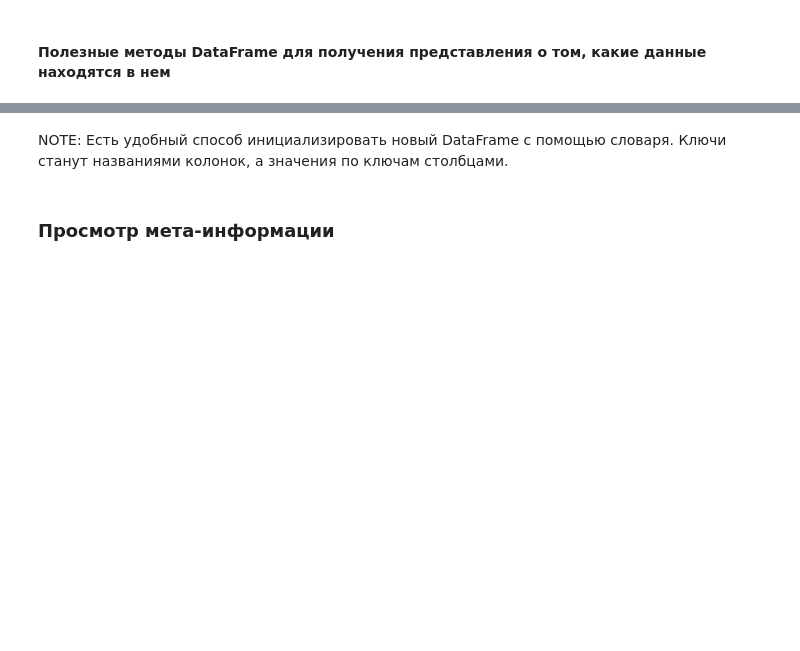
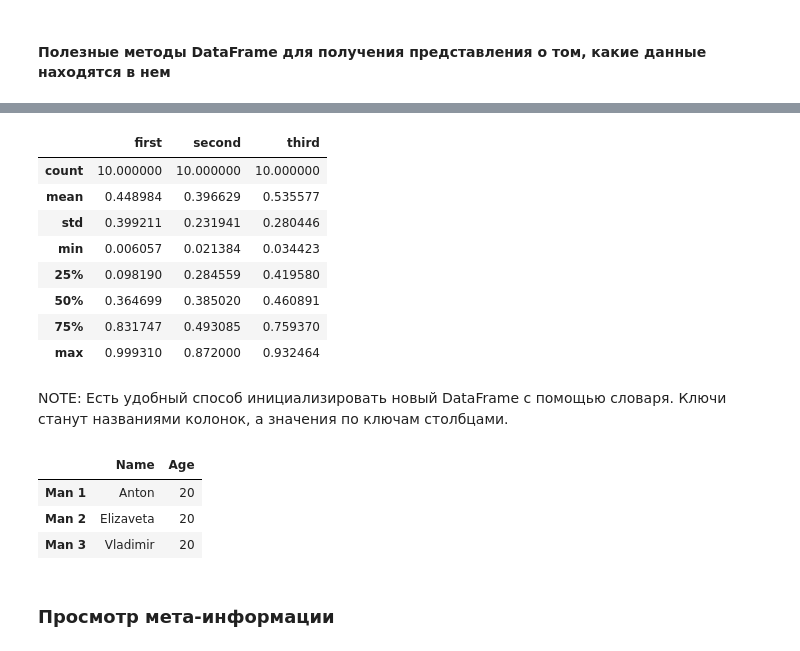
Before and after one commit to VorobyvEgor/Seminar_Sber, a Jupyter notebook: Seminars/Семинар_3_1.ipynb, the cells around one changed output, grey strips where cells are left out. Saved outputs shown, nothing was run; the diff lists cells and outputs as text; code cells hidden in the pictures; blank space fills up the shorter version.

```diff
--- a/Seminars/Семинар_3_1.ipynb
+++ b/Seminars/Семинар_3_1.ipynb
@@ -120,19 +250,34 @@ df[:2]
 # %%
 # .describe()
 
-...
+df.describe()
 
 # Метод .describe() выводит нам дескриптивную статистику по нашему датафрейму.
+# %% [output]
+|  | first | second | third |
+| count | 10.000000 | 10.000000 | 10.000000 |
+| mean | 0.448984 | 0.396629 | 0.535577 |
+| std | 0.399211 | 0.231941 | 0.280446 |
+| min | 0.006057 | 0.021384 | 0.034423 |
+| 25% | 0.098190 | 0.284559 | 0.419580 |
+| 50% | 0.364699 | 0.385020 | 0.460891 |
+| 75% | 0.831747 | 0.493085 | 0.759370 |
+| max | 0.999310 | 0.872000 | 0.932464 |
 # %% [markdown]
 NOTE: Есть удобный способ инициализировать новый DataFrame с помощью словаря. Ключи станут названиями колонок, а значения по ключам столбцами.
 # %%
 # pd.DataFrame через словарь
 d = {
-    'Name': [...],
-    'Age': [...]
+    'Name': ['Anton', 'Elizaveta', 'Vladimir'],
+    'Age': [20, 20, 20]
 }
 
-pd.DataFrame(d, index=[...])
+pd.DataFrame(d, index=['Man 1', 'Man 2', 'Man 3'])
+# %% [output]
+|  | Name | Age |
+| Man 1 | Anton | 20 |
+| Man 2 | Elizaveta | 20 |
+| Man 3 | Vladimir | 20 |
 # %% [markdown]
 ### Просмотр мета-информации
 # %%
```
Also changed, not shown: parts of 118 cells of this notebook.
